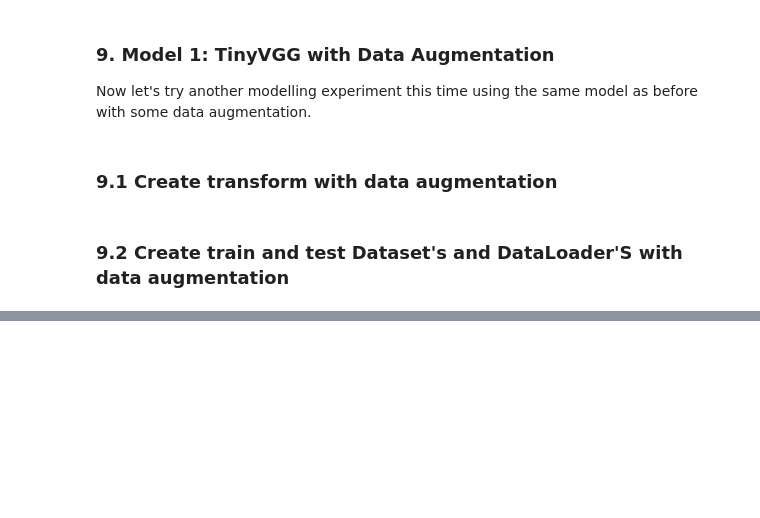
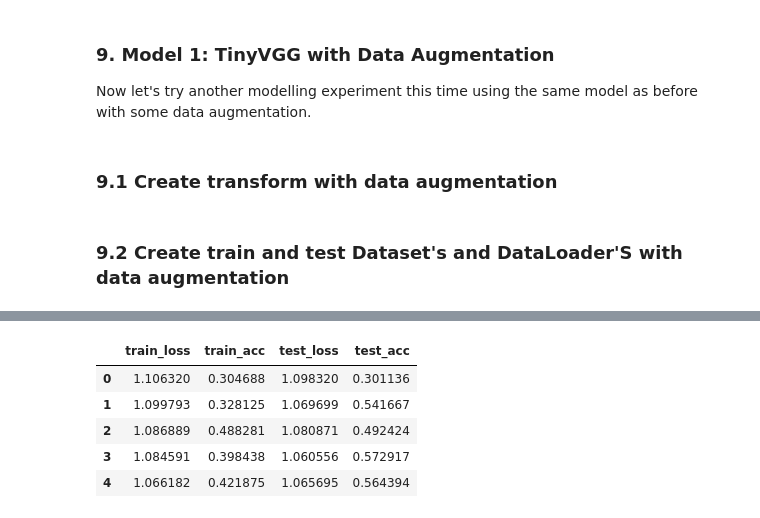
Before and after one commit to beyzoskaya/PyTorch_deepLearning, a Jupyter notebook: 04_pytorch_custom_datasets.ipynb, the cells around one changed output, grey strips where cells are left out. Drawn from its saved outputs; the diff is of its cells as text; code cells hidden in the pictures; blank space fills up the shorter version.

```diff
--- a/04_pytorch_custom_datasets.ipynb
+++ b/04_pytorch_custom_datasets.ipynb
@@ -1176,0 +1348,12 @@ test_transform_simple = transforms.Compose([
+# %%
+import pandas as pd
+model_0_df = pd.DataFrame(model_0_results)
+model_1_df = pd.DataFrame(model_1_results)
+model_0_df
+# %% [output]
+|  | train_loss | train_acc | test_loss | test_acc |
+| 0 | 1.106320 | 0.304688 | 1.098320 | 0.301136 |
+| 1 | 1.099793 | 0.328125 | 1.069699 | 0.541667 |
+| 2 | 1.086889 | 0.488281 | 1.080871 | 0.492424 |
+| 3 | 1.084591 | 0.398438 | 1.060556 | 0.572917 |
+| 4 | 1.066182 | 0.421875 | 1.065695 | 0.564394 |
```
Also changed, not shown: parts of 34 cells of this notebook.
